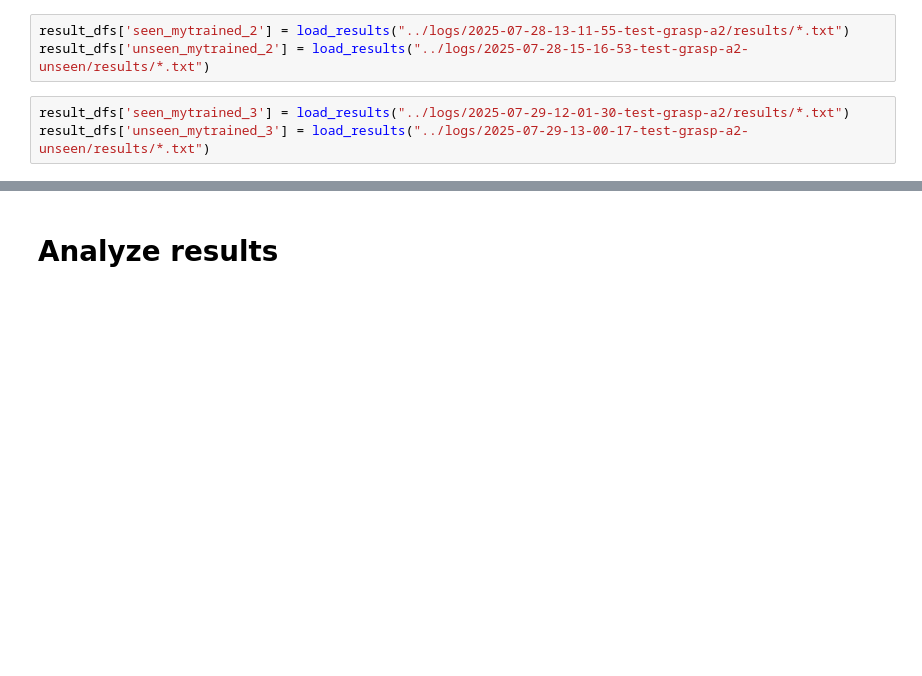
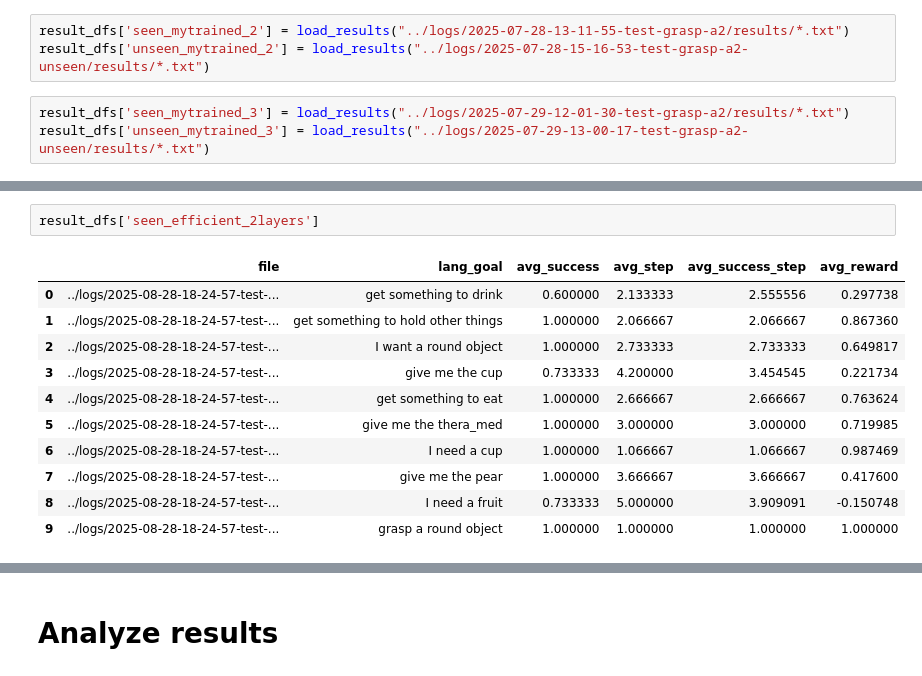
Before and after one commit to grach0v/Action-Prior-Alignment, a Jupyter notebook: scripts/analyze_results.ipynb, the cells around one changed output, grey strips where cells are left out. Drawn from its saved outputs; the diff is of its cells as text; blank space fills up the shorter version.

```diff
--- a/scripts/analyze_results.ipynb
+++ b/scripts/analyze_results.ipynb
@@ -115,0 +157,14 @@ result_dfs['unseen_mytrained_3'] = load_results("../logs/2025-07-29-13-00-17-tes
+# %%
+result_dfs['seen_efficient_2layers']
+# %% [output]
+|  | file | lang_goal | avg_success | avg_step | avg_success_step | avg_reward |
+| 0 | ../logs/2025-08-28-18-24-57-test-... | get something to drink | 0.600000 | 2.133333 | 2.555556 | 0.297738 |
+| 1 | ../logs/2025-08-28-18-24-57-test-... | get something to hold other things | 1.000000 | 2.066667 | 2.066667 | 0.867360 |
+| 2 | ../logs/2025-08-28-18-24-57-test-... | I want a round object | 1.000000 | 2.733333 | 2.733333 | 0.649817 |
+| 3 | ../logs/2025-08-28-18-24-57-test-... | give me the cup | 0.733333 | 4.200000 | 3.454545 | 0.221734 |
+| 4 | ../logs/2025-08-28-18-24-57-test-... | get something to eat | 1.000000 | 2.666667 | 2.666667 | 0.763624 |
+| 5 | ../logs/2025-08-28-18-24-57-test-... | give me the thera_med | 1.000000 | 3.000000 | 3.000000 | 0.719985 |
+| 6 | ../logs/2025-08-28-18-24-57-test-... | I need a cup | 1.000000 | 1.066667 | 1.066667 | 0.987469 |
+| 7 | ../logs/2025-08-28-18-24-57-test-... | give me the pear | 1.000000 | 3.666667 | 3.666667 | 0.417600 |
+| 8 | ../logs/2025-08-28-18-24-57-test-... | I need a fruit | 0.733333 | 5.000000 | 3.909091 | -0.150748 |
+| 9 | ../logs/2025-08-28-18-24-57-test-... | grasp a round object | 1.000000 | 1.000000 | 1.000000 | 1.000000 |
```
Also changed, not shown: parts of 18 cells of this notebook, 2 other files.
